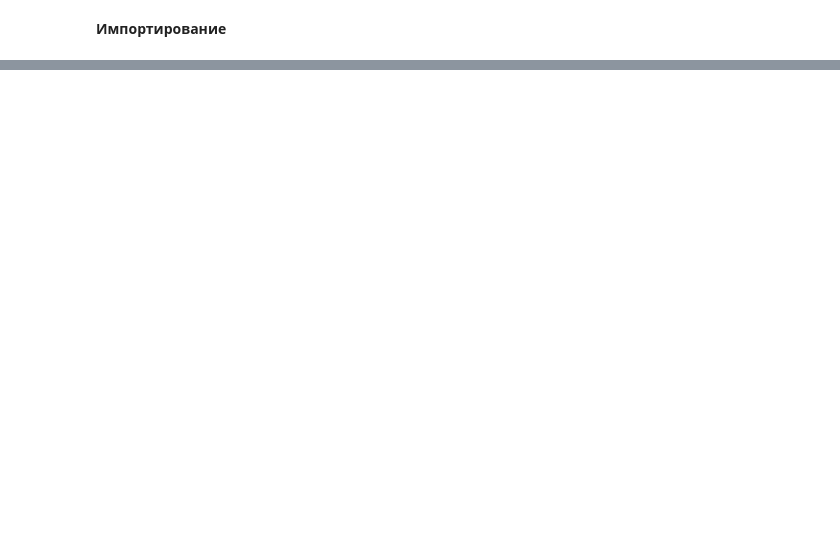
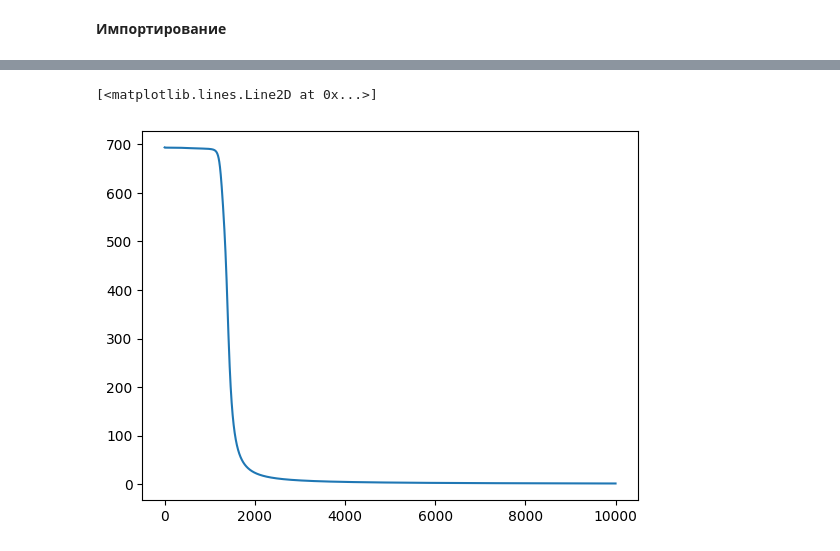
Before and after one commit to a-shirshov/DLIU, a Jupyter notebook: lab1.ipynb, the cells around one changed output, grey strips where cells are left out. Cells and saved outputs as stored; diff of their text form; code cells hidden in the pictures; blank space fills up the shorter version.

```diff
--- a/lab1.ipynb
+++ b/lab1.ipynb
@@ -63,0 +125,36 @@ torch.Size([500, 64])
+# %%
+# Определяем функцию нелинейности
+def sigmoid(x):
+    return 1/(1+torch.exp(-x))
+
+# Прямой проход
+def forward(x):
+    hidden = torch.mm(x, weights_1) + bias_1
+    hidden_nonlin = sigmoid(hidden)
+    output = (weights_2.t()*hidden_nonlin).sum(axis=-1,keepdims=True) + bias_2
+    return sigmoid(output)
+
+# Logloss
+def loss(y_true, y_pred):
+    return -1*(y_true*torch.log(y_pred)+(1-y_true)*torch.log(1-y_pred)).sum()
+
+# задаём шаг обучения
+lr = 1e-3
+# задаём число итераций
+iters = 10000
+params = [weights_1, bias_1, weights_2, bias_2]
+losses = []
+for i in range(iters):
+    output = forward(tensor_X)
+    lossval = loss(tensor_y, output)
+    lossval.backward() # тут включается в работу autograd
+    for w in params:
+        with torch.no_grad():
+            w -= w.grad*lr # обновляем веса
+        w.grad.zero_() # зануляем градиенты, чтобы не накапливались за итерации
+    losses.append(lossval.item())
+# выводим историю функции потерь по итерациям
+plt.plot(losses)
+# %% [output]
+[<matplotlib.lines.Line2D at 0x...>]
+[figure, added]
```
Also changed, not shown: parts of 21 cells of this notebook, 3 other files.
